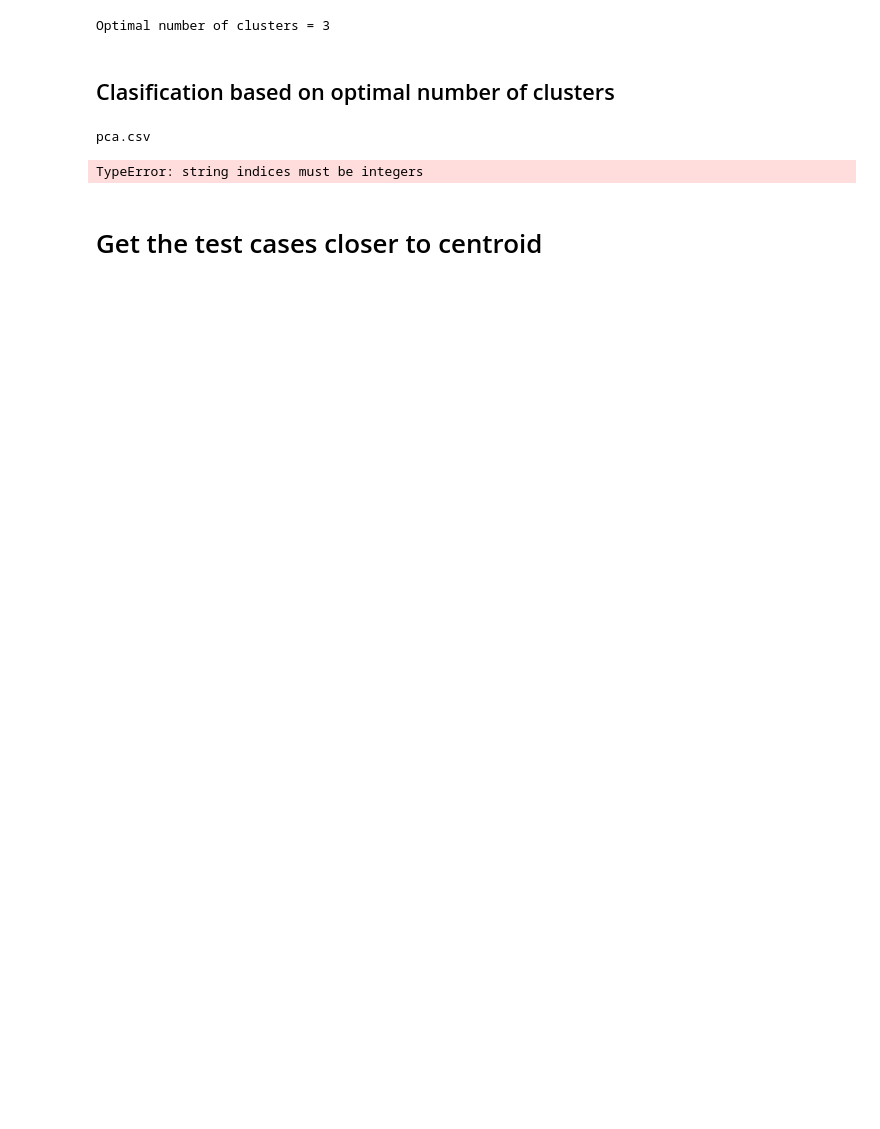
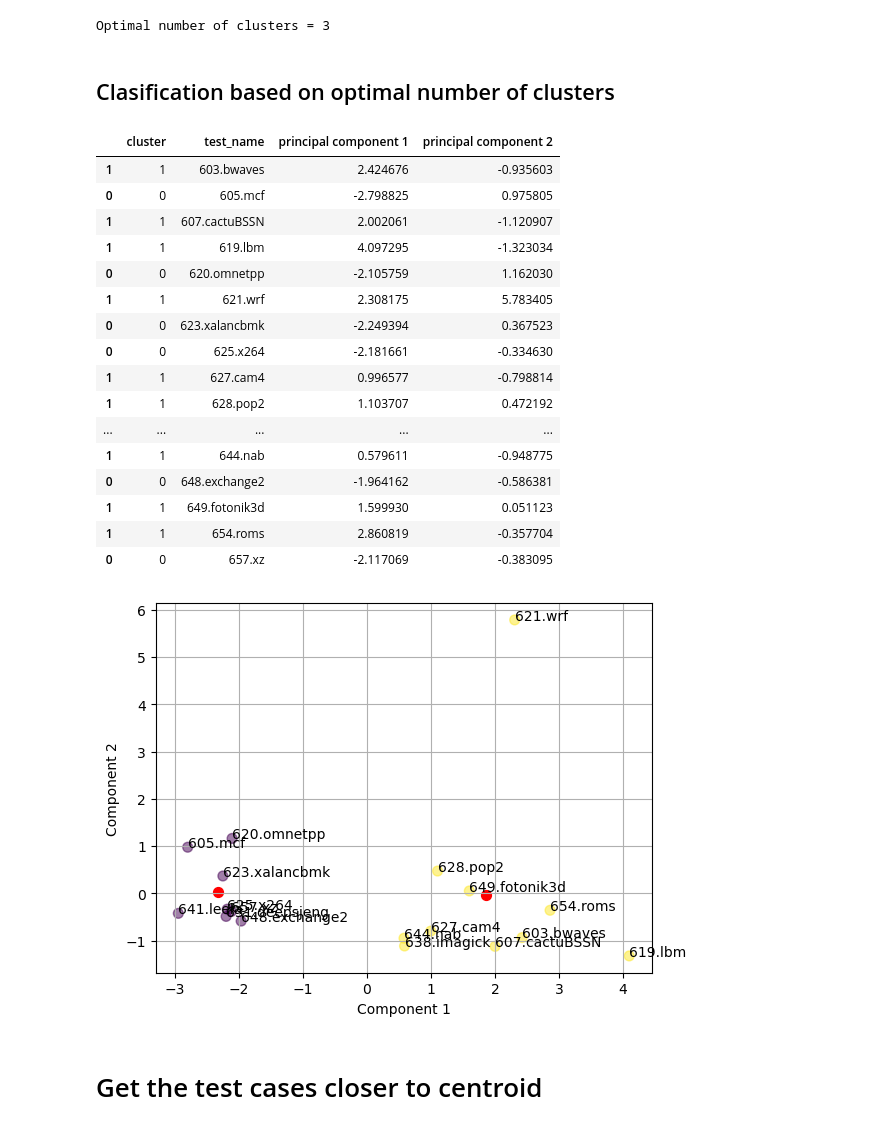
Before and after one commit to VictorRodriguez/doctorado, a Jupyter notebook: detector/SPEC_post_silicon-WL-affinity-SKX.ipynb, the cells around one changed output. Drawn from its saved outputs; the diff is of its cells as text; code cells hidden in the pictures; blank space fills up the shorter version.

```diff
--- a/detector/SPEC_post_silicon-WL-affinity-SKX.ipynb
+++ b/detector/SPEC_post_silicon-WL-affinity-SKX.ipynb
@@ -65,11 +84,37 @@ Optimal number of clusters = 3
 # %% [markdown]
 ## Clasification based on optimal number of clusters
 # %%
-df_result,kmeans = kmean_cluster("pca.csv",clusters)
-df_result
+from clustering.clustering import *
+df_result,kmeans = kmean_cluster(pca_df,2)
+
+# create a DF based on KMEANS prediuction
+df_clusters = df_result[['PRED', 'test_name']].copy()
+df_clusters.sort_values(by=['test_name'], ascending=True, inplace= True)
+pca_df_sorted = pca_df.sort_values(by=['test_name'], ascending=True)
+df_clusters["principal component 1"] = pca_df_sorted["principal component 1"].values
+df_clusters["principal component 2"] = pca_df_sorted["principal component 2"].values
+df_clusters.rename(columns={'PRED': 'cluster'}, inplace=True)
+display(df_clusters)
+plot_kmeans_labeled(pca_df, kmeans)
 # %% [output]
-pca.csv
-TypeError: string indices must be integers
+|  | cluster | test_name | principal component 1 | principal component 2 |
+| 1 | 1 | 603.bwaves | 2.424676 | -0.935603 |
+| 0 | 0 | 605.mcf | -2.798825 | 0.975805 |
+| 1 | 1 | 607.cactuBSSN | 2.002061 | -1.120907 |
+| 1 | 1 | 619.lbm | 4.097295 | -1.323034 |
+| 0 | 0 | 620.omnetpp | -2.105759 | 1.162030 |
+| 1 | 1 | 621.wrf | 2.308175 | 5.783405 |
+| 0 | 0 | 623.xalancbmk | -2.249394 | 0.367523 |
+| 0 | 0 | 625.x264 | -2.181661 | -0.334630 |
+| 1 | 1 | 627.cam4 | 0.996577 | -0.798814 |
+| 1 | 1 | 628.pop2 | 1.103707 | 0.472192 |
+| ... | ... | ... | ... | ... |
+| 1 | 1 | 644.nab | 0.579611 | -0.948775 |
+| 0 | 0 | 648.exchange2 | -1.964162 | -0.586381 |
+| 1 | 1 | 649.fotonik3d | 1.599930 | 0.051123 |
+| 1 | 1 | 654.roms | 2.860819 | -0.357704 |
+| 0 | 0 | 657.xz | -2.117069 | -0.383095 |
+[figure, added]
 # %% [markdown]
 # Get the test cases closer to centroid
 # %%
```
Also changed, not shown: parts of 11 cells of this notebook, 7 other files.
